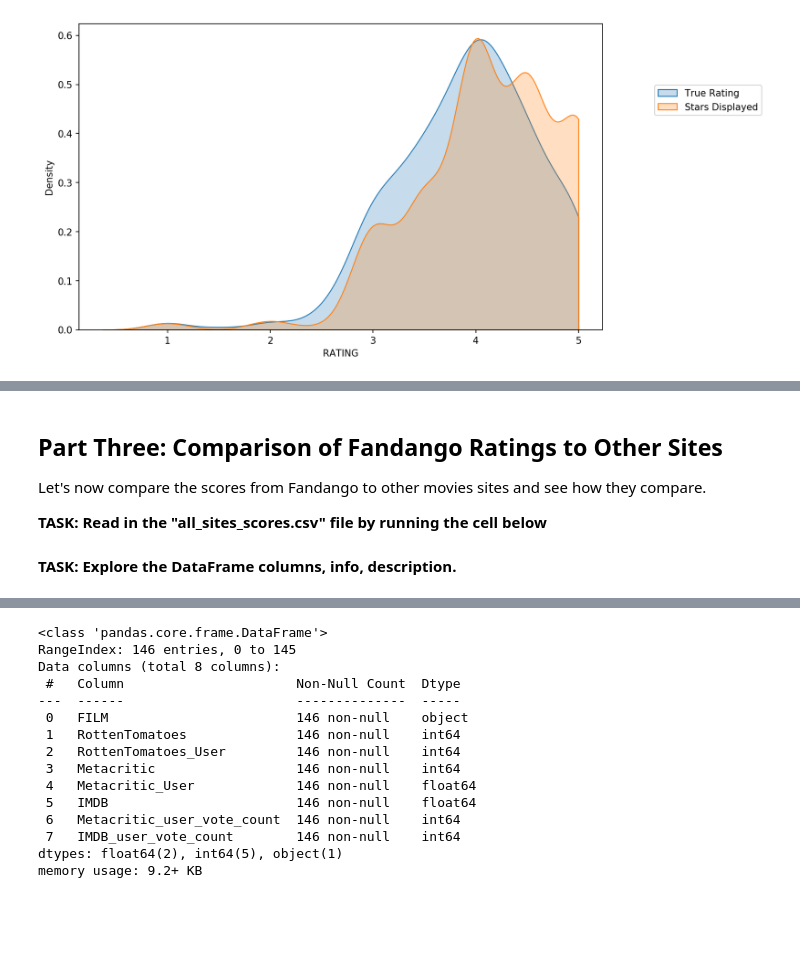
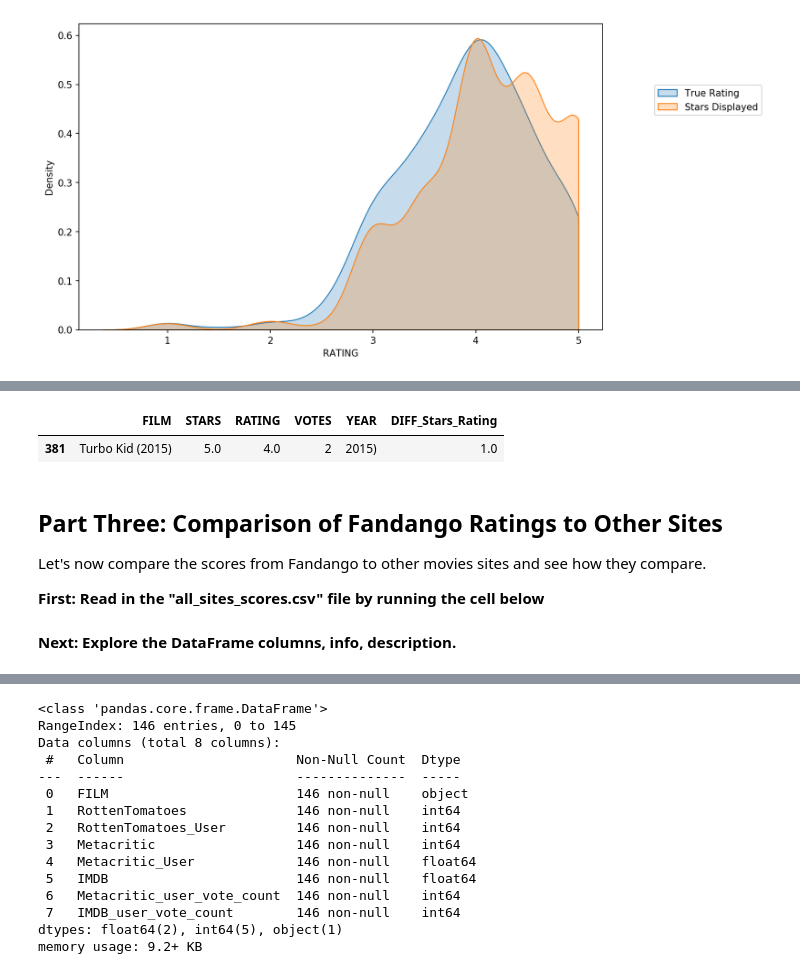
Before and after one commit to FarzinRad/Comparison-online-movie-score, a Jupyter notebook: Comparison-online-movie-score .ipynb, the cells around one changed output, grey strips where cells are left out. Saved outputs shown, nothing was run; the diff lists cells and outputs as text; code cells hidden in the pictures; blank space fills up the shorter version.

```diff
--- a/Comparison-online-movie-score .ipynb
+++ b/Comparison-online-movie-score .ipynb
@@ -318,10 +324,16 @@ plt.legend(loc = (1.1, 0.7));
+# %%
+# Movies with >=1 diff
+fandango_plus[fandango_plus['DIFF_Stars_Rating'] >= 1]
+# %% [output]
+|  | FILM | STARS | RATING | VOTES | YEAR | DIFF_Stars_Rating |
+| 381 | Turbo Kid (2015) | 5.0 | 4.0 | 2 | 2015) | 1.0 |
 # %% [markdown]
 ## Part Three: Comparison of Fandango Ratings to Other Sites
 
 Let's now compare the scores from Fandango to other movies sites and see how they compare.
 
-**TASK: Read in the "all_sites_scores.csv" file by running the cell below**
+**First: Read in the "all_sites_scores.csv" file by running the cell below**
 # %%
 all_sites = pd.read_csv("all_sites_scores.csv")
 # %% [markdown]
-**TASK: Explore the DataFrame columns, info, description.**
+**Next: Explore the DataFrame columns, info, description.**
```
Also changed, not shown: parts of 15 cells of this notebook.
